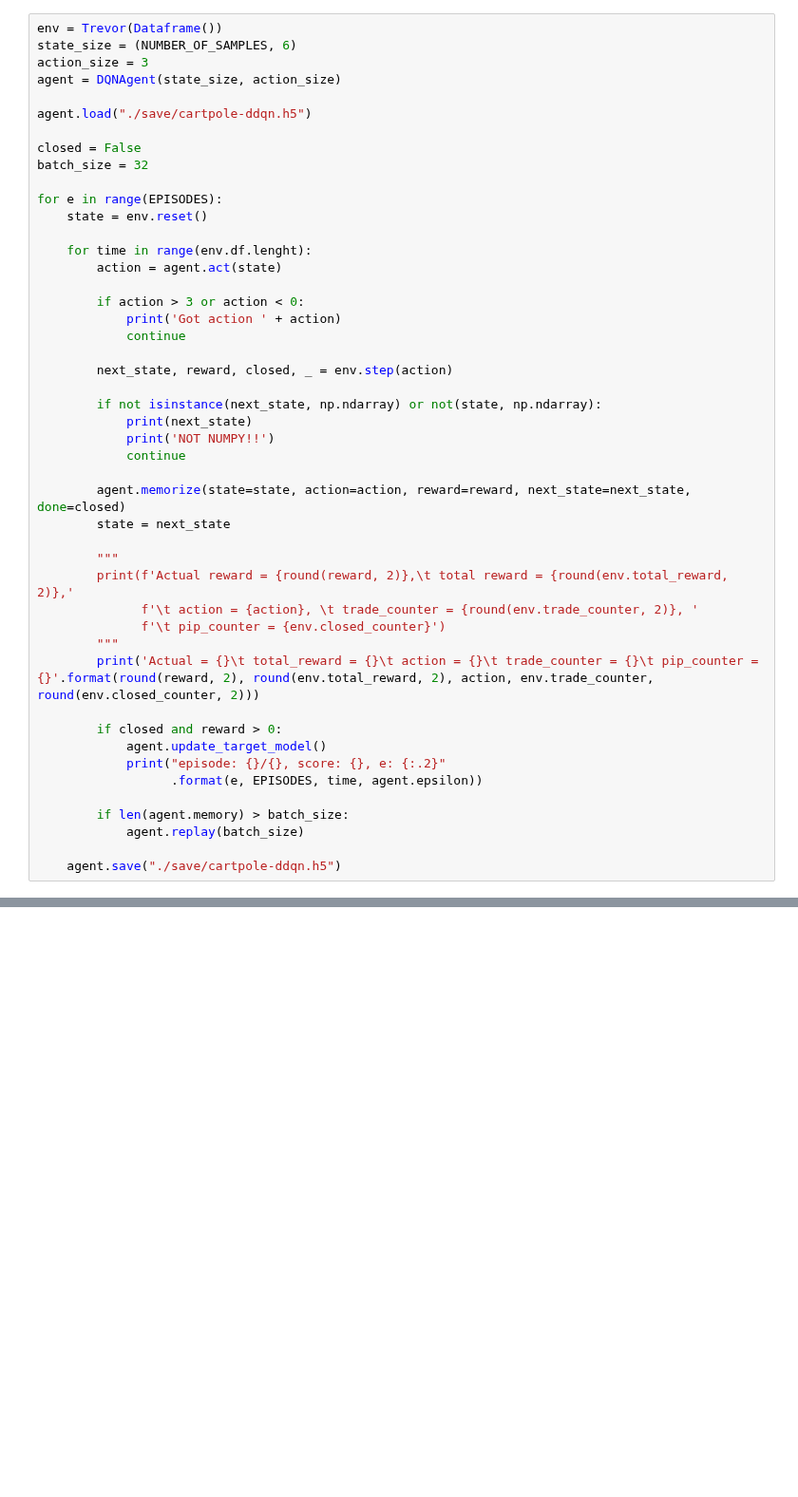
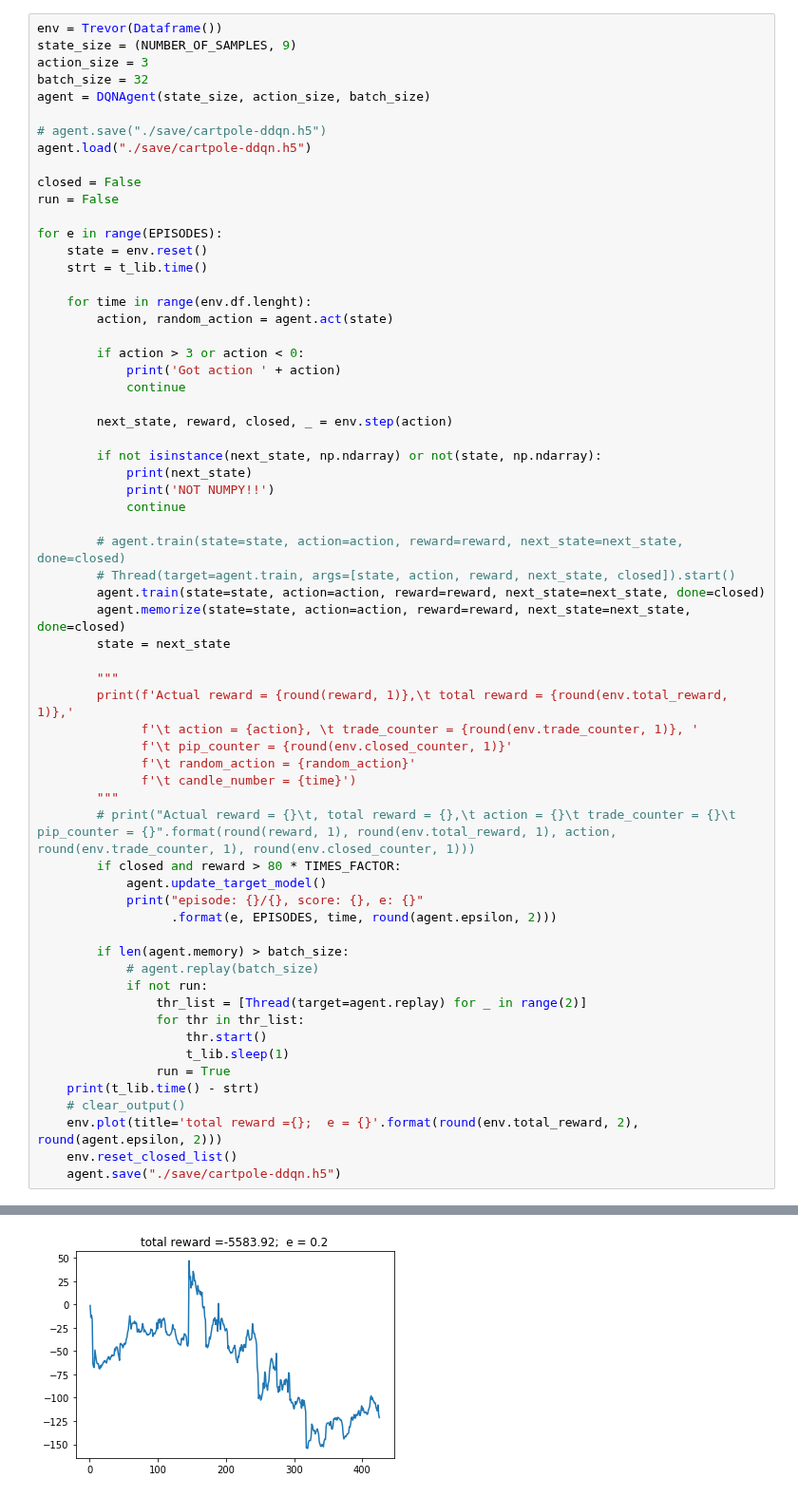
Before and after one commit to MrGeorge2/ForexAi_Q, a Jupyter notebook: q_learning/Untitled.ipynb, the cells around one changed output, grey strips where cells are left out. Shown at 95% size. Cells and saved outputs as stored; diff of their text form; blank space fills up the shorter version.

```diff
--- a/q_learning/Untitled.ipynb
+++ b/q_learning/Untitled.ipynb
@@ -298,19 +366,22 @@ def eval_test(state_size, action_size):
 # %%
 env = Trevor(Dataframe())
-state_size = (NUMBER_OF_SAMPLES, 6)
+state_size = (NUMBER_OF_SAMPLES, 9)
 action_size = 3
-agent = DQNAgent(state_size, action_size)
+batch_size = 32
+agent = DQNAgent(state_size, action_size, batch_size)
 
+# agent.save("./save/cartpole-ddqn.h5")
 agent.load("./save/cartpole-ddqn.h5")
 
 closed = False
-batch_size = 32
+run = False
 
 for e in range(EPISODES):
     state = env.reset()
+    strt = t_lib.time()
 
     for time in range(env.df.lenght):
-        action = agent.act(state)
+        action, random_action = agent.act(state)
 
         if action > 3 or action < 0:
             print('Got action ' + action)
@@ -323,23 +394,36 @@ for e in range(EPISODES):
             print('NOT NUMPY!!')
             continue
 
+        # agent.train(state=state, action=action, reward=reward, next_state=next_state, done=closed)
+        # Thread(target=agent.train, args=[state, action, reward, next_state, closed]).start()
+        agent.train(state=state, action=action, reward=reward, next_state=next_state, done=closed)
         agent.memorize(state=state, action=action, reward=reward, next_state=next_state, done=closed)
         state = next_state
 
         """
-        print(f'Actual reward = {round(reward, 2)},\t total reward = {round(env.total_reward, 2)},'
-              f'\t action = {action}, \t trade_counter = {round(env.trade_counter, 2)}, '
-              f'\t pip_counter = {env.closed_counter}')
+        print(f'Actual reward = {round(reward, 1)},\t total reward = {round(env.total_reward, 1)},'
+              f'\t action = {action}, \t trade_counter = {round(env.trade_counter, 1)}, '
+              f'\t pip_counter = {round(env.closed_counter, 1)}'
+              f'\t random_action = {random_action}'
+              f'\t candle_number = {time}')
         """
-        print('Actual = {}\t total_reward = {}\t action = {}\t trade_counter = {}\t pip_counter = {}'.format(round(reward, 2), round(env.total_reward, 2), action, env.trade_counter, round(env.closed_counter, 2)))
-
-        if closed and reward > 0:
+        # print("Actual reward = {}\t, total reward = {},\t action = {}\t trade_counter = {}\t pip_counter = {}".format(round(reward, 1), round(env.total_reward, 1), action, round(env.trade_counter, 1), round(env.closed_counter, 1)))
+        if closed and reward > 80 * TIMES_FACTOR:
             agent.update_target_model()
-            print("episode: {}/{}, score: {}, e: {:.2}"
-                  .format(e, EPISODES, time, agent.epsilon))
+            print("episode: {}/{}, score: {}, e: {}"
+                  .format(e, EPISODES, time, round(agent.epsilon, 2)))
 
         if len(agent.memory) > batch_size:
-            agent.replay(batch_size)
-
+            # agent.replay(batch_size)
+            if not run:
+                thr_list = [Thread(target=agent.replay) for _ in range(2)]
+                for thr in thr_list:
+                    thr.start()
+                    t_lib.sleep(1)
+                run = True
+    print(t_lib.time() - strt)
+    # clear_output()
+    env.plot(title='total reward ={};  e = {}'.format(round(env.total_reward, 2), round(agent.epsilon, 2)))
+    env.reset_closed_list()
     agent.save("./save/cartpole-ddqn.h5")
 # %% [output]
@@ -362,0 +441 @@ Actual = 14.3    total_reward = -220.75  action = 2      trade_counter = 31
+[figure, added]
```
Also changed, not shown: parts of 2 cells of this notebook, 1 other file.
